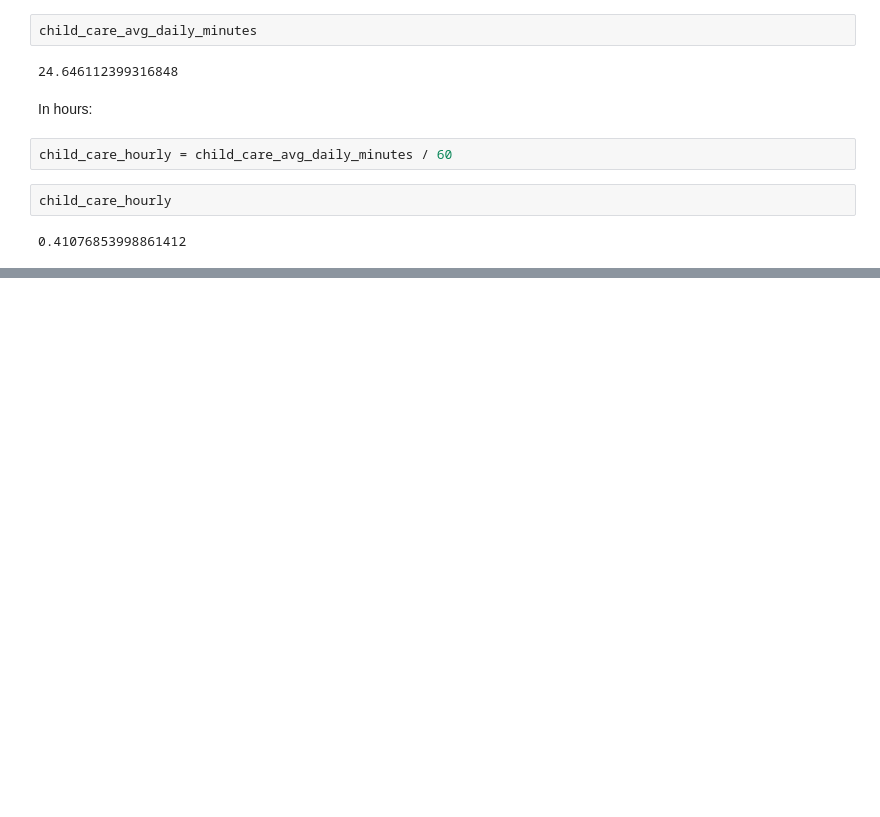
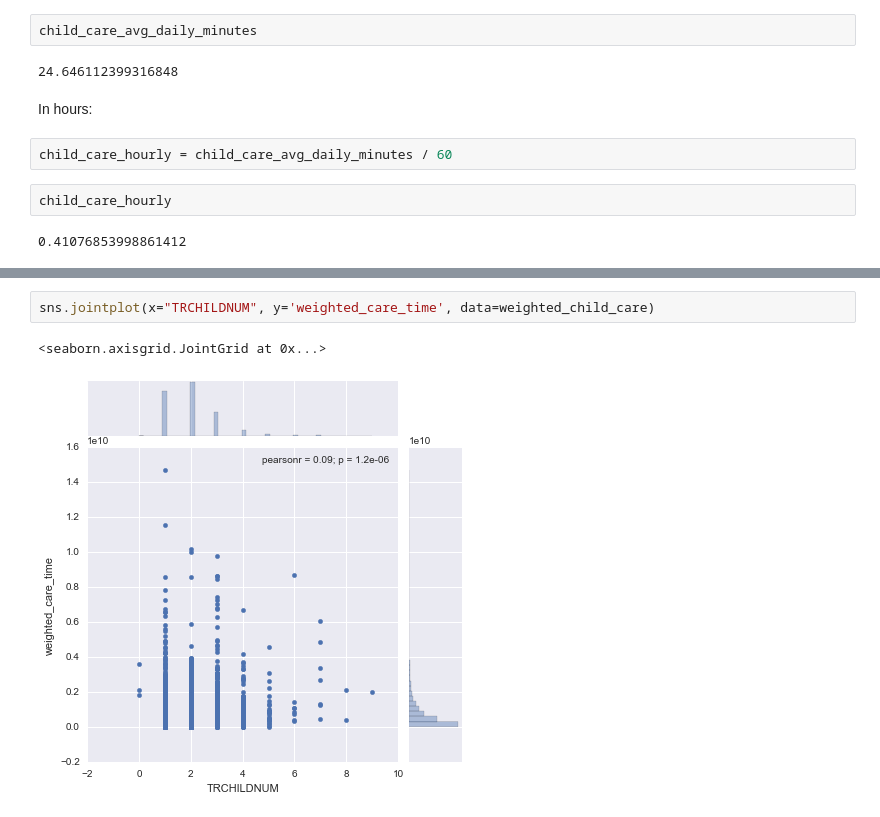
Before and after one commit to gcrowder/atus-analysis, a Jupyter notebook: wasting_time.ipynb, the cells around one changed output, grey strips where cells are left out. Saved outputs shown, nothing was run; the diff lists cells and outputs as text; blank space fills up the shorter version.

```diff
--- a/wasting_time.ipynb
+++ b/wasting_time.ipynb
@@ -163,0 +179,5 @@ child_care_hourly
+# %%
+sns.jointplot(x="TRCHILDNUM", y='weighted_care_time', data=weighted_child_care)
+# %% [output]
+<seaborn.axisgrid.JointGrid at 0x...>
+[figure, added]
```
Also changed, not shown: parts of 13 cells of this notebook.
